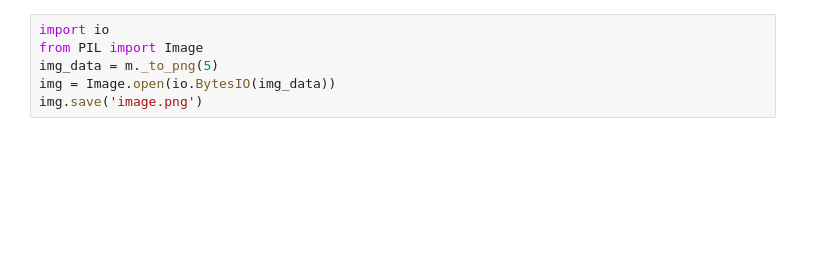
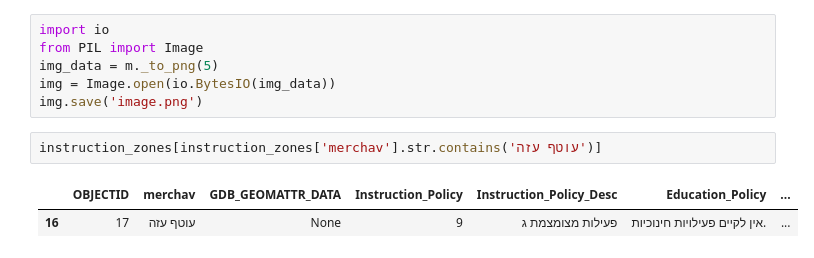
Before and after one commit to idoshte/mapTemplate, a Jupyter notebook: main.ipynb, the cells around one changed output. Cells and saved outputs as stored; diff of their text form; blank space fills up the shorter version.

```diff
--- a/main.ipynb
+++ b/main.ipynb
@@ -168,3 +179,8 @@ from PIL import Image
 img_data = m._to_png(5)
 img = Image.open(io.BytesIO(img_data))
 img.save('image.png')
+# %%
+instruction_zones[instruction_zones['merchav'].str.contains('עוטף עזה')]
+# %% [output]
+|  | OBJECTID | merchav | GDB_GEOMATTR_DATA | Instruction_Policy | Instruction_Policy_Desc | Education_Policy | ... |
+| 16 | 17 | עוטף עזה | None | 9 | פעילות מצומצמת ג | אין לקיים פעילויות חינוכיות. | ... |
```
Also changed, not shown: parts of 4 cells of this notebook, 2 other files.
